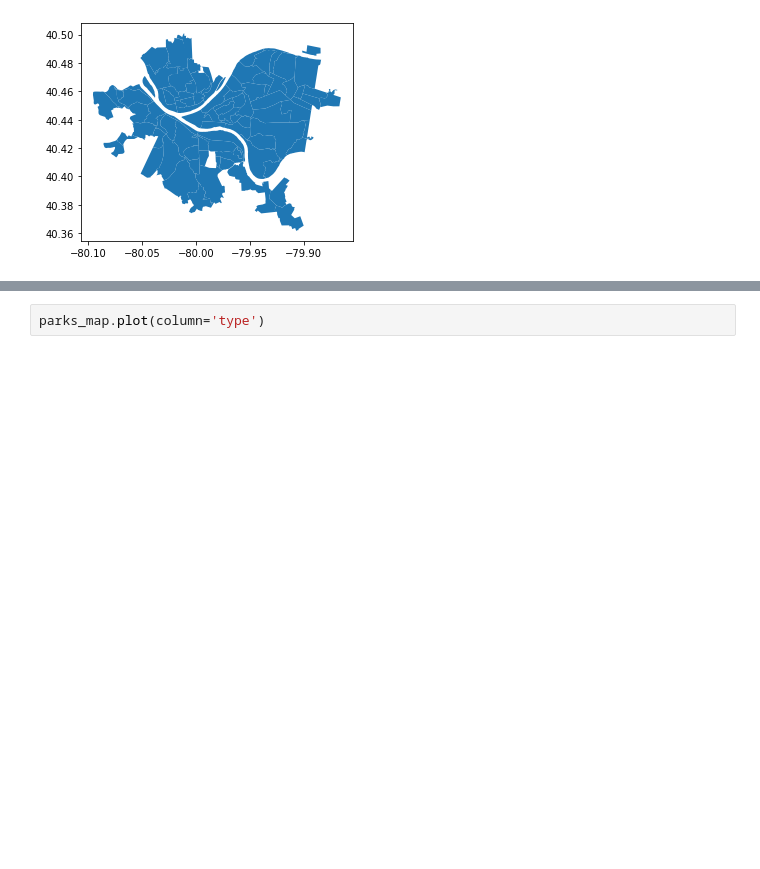
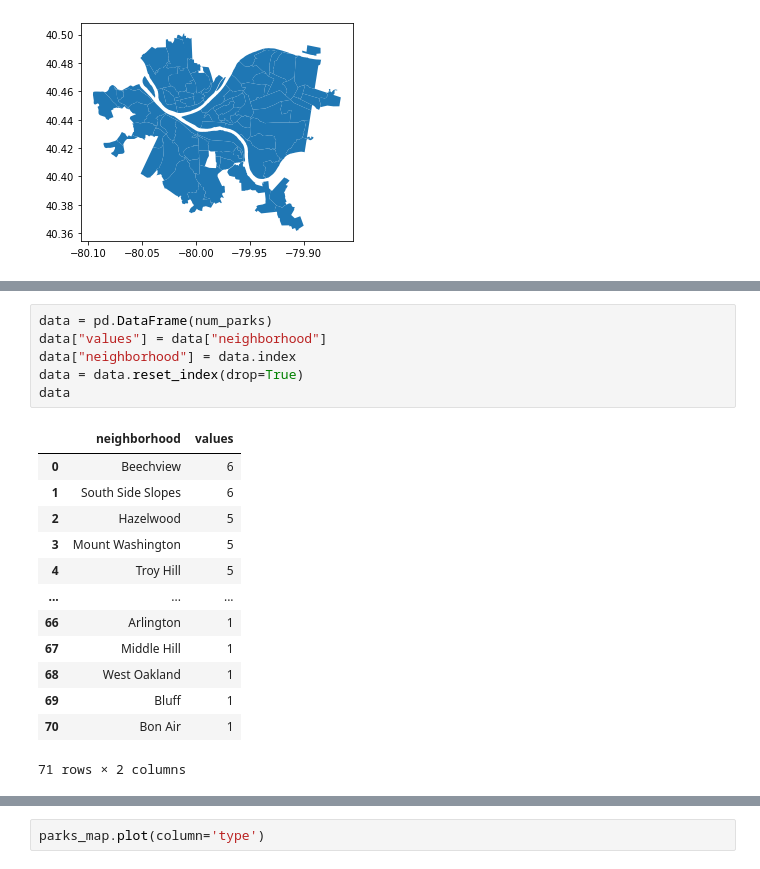
Before and after one commit to eliotann99/big_ideas_final, a Jupyter notebook: Maya-Notebook.ipynb, the cells around one changed output, grey strips where cells are left out. Saved outputs shown, nothing was run; the diff lists cells and outputs as text; blank space fills up the shorter version.

```diff
--- a/Maya-Notebook.ipynb
+++ b/Maya-Notebook.ipynb
@@ -97 +119,21 @@ neighborhoods.plot()
+# %%
+data = pd.DataFrame(num_parks)
+data["values"] = data["neighborhood"]
+data["neighborhood"] = data.index
+data = data.reset_index(drop=True)
+data
+# %% [output]
+|  | neighborhood | values |
+| 0 | Beechview | 6 |
+| 1 | South Side Slopes | 6 |
+| 2 | Hazelwood | 5 |
+| 3 | Mount Washington | 5 |
+| 4 | Troy Hill | 5 |
+| ... | ... | ... |
+| 66 | Arlington | 1 |
+| 67 | Middle Hill | 1 |
+| 68 | West Oakland | 1 |
+| 69 | Bluff | 1 |
+| 70 | Bon Air | 1 |
+71 rows × 2 columns
 # %%
```
Also changed, not shown: parts of 9 cells of this notebook.
